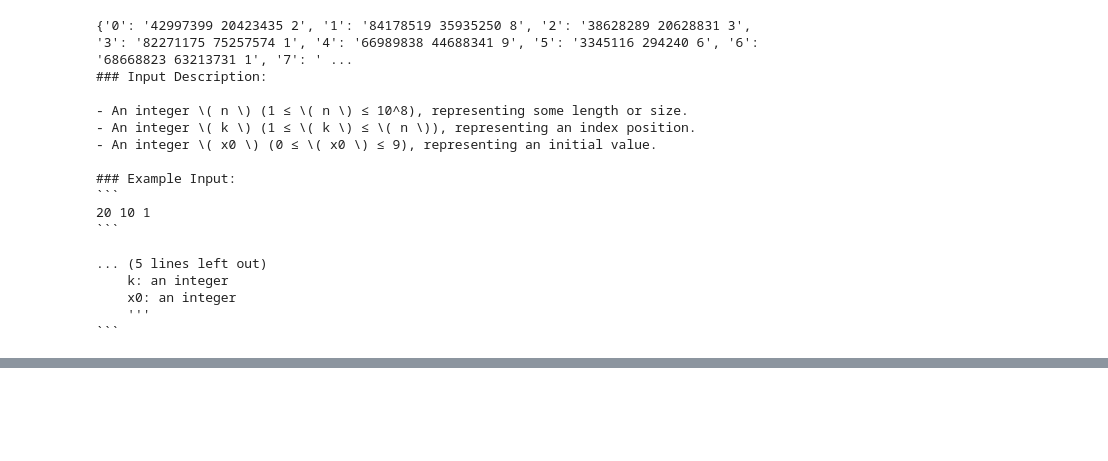
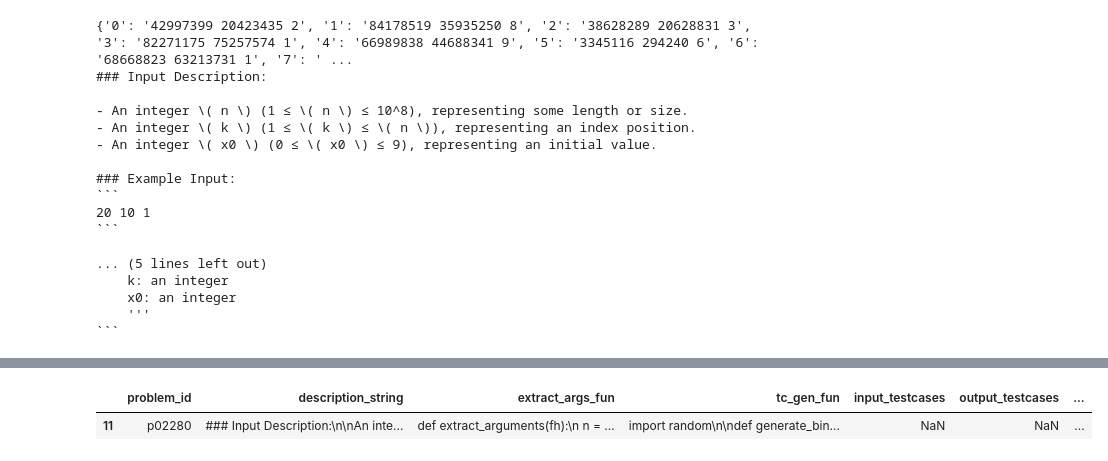
Before and after one commit to shuoli90/program_cal_diverse, a Jupyter notebook: notebooks/MakeOpenEnded.ipynb, the cells around one changed output, grey strips where cells are left out. Cells and saved outputs as stored; diff of their text form; code cells hidden in the pictures; blank space fills up the shorter version.

````diff
--- a/notebooks/MakeOpenEnded.ipynb
+++ b/notebooks/MakeOpenEnded.ipynb
@@ -304,7 +304,7 @@ def tcgen_02280():
     tree = generate_binary_tree(n)
 
     result = []
-    result.append(str(n))
+    # result.append(str(n))
 
     for node in sorted(tree.keys()):
         left, right = tree[node]
@@ -392,7 +392,7 @@ for problem_id, use in tqdm(finalzed.items()):
         dataset.append(record)
 
 dataset_df = pd.DataFrame(dataset)
-dataset_df.to_json("/home/data1/processed/open_ended_final/dataset.jsonl", lines=True, orient="records")
+dataset_df.to_json("/home/data1/processed/open_ended_final/dataset_update_v2.jsonl", lines=True, orient="records")
 # %% [output]
 Generating testcases for p00361
 Generated 0 testcases
@@ -486,0 +593,3 @@ print(dataset_df[dataset_df["problem_id"] == "p01639"].iloc[0]["description_stri
+# %%
+with open("/data1/shypula/prog_diversity/open_ended_v2/meta-llama-Meta-Llama-3-8B-Instruct_temp_1.0_top_p_1.0_max_length_1500_num_return_sequences_100_repetition_penalty_1.0_open_ended_default_2024-06-16_03-43-16/problem_p02051/formatted_prog_4_coh_0.0.txt", "r") as f:
+    formatted_prog = f.read()
@@ -486,0 +645,35 @@ print(dataset_df[dataset_df["problem_id"] == "p01639"].iloc[0]["description_stri
+# %%
+p02051_fixed_desc = """
+### Input Description
+
+1. An integer \( N \) (1 ≤ \( N \) ≤ 2000), representing some quantity or size.
+2. An integer \( M \) (1 ≤ \( M \) ≤ 2000), representing another quantity or size.
+3. \( M \) lines follow, each containing three integers \( a_i \), \( b_i \), and \( c_i \) where \( 1 ≤ a_i < b_i ≤ N \) and \( 1 ≤ c_i ≤ 3 \).
+4. An integer \( Q \) (1 ≤ \( Q \) ≤ 2000), representing yet another quantity or size.
+5. \( Q \) lines follow, each containing two integers \( d_j \) and \( e_j \) where \( 1 ≤ d_j ≤ N \) and \( 0 ≤ e_j ≤ 100000 \).
+
+### Example Input:
+
+```
+4 3
+1 3 2
+2 4 1
+1 2 3
+2
+4 6
+2 4
+```
+
+### Function Signature:
+Write a function `f(inputs)` that takes in the input as a list of tuples.
+```python
+def f(N: int, M: int, triple: List[Tuple[int, int, int]], Q: int, pairs: List[Tuple[int, int]]):
+    '''
+    inputs: a list of tuples where each tuple contains:
+        - an integer N
+        - an integer M
+        - a list of M tuples, each containing three integers (a_i, b_i, c_i)
+        - an integer Q
+        - a list of Q tuples, each containing two integers (d_j, e_j)
+    '''
+"""
@@ -486,0 +829,5 @@ print(dataset_df[dataset_df["problem_id"] == "p01639"].iloc[0]["description_stri
+# %%
+data_df.loc[data_df["problem_id"] == "p02280"]
+# %% [output]
+|  | problem_id | description_string | extract_args_fun | tc_gen_fun | input_testcases | output_testcases | ... |
+| 11 | p02280 | ### Input Description:\n\nAn inte... | def extract_arguments(fh):\n n = ... | import random\n\ndef generate_bin... | NaN | NaN | ... |
````
Also changed, not shown: parts of 16 cells of this notebook, 8 other files.
